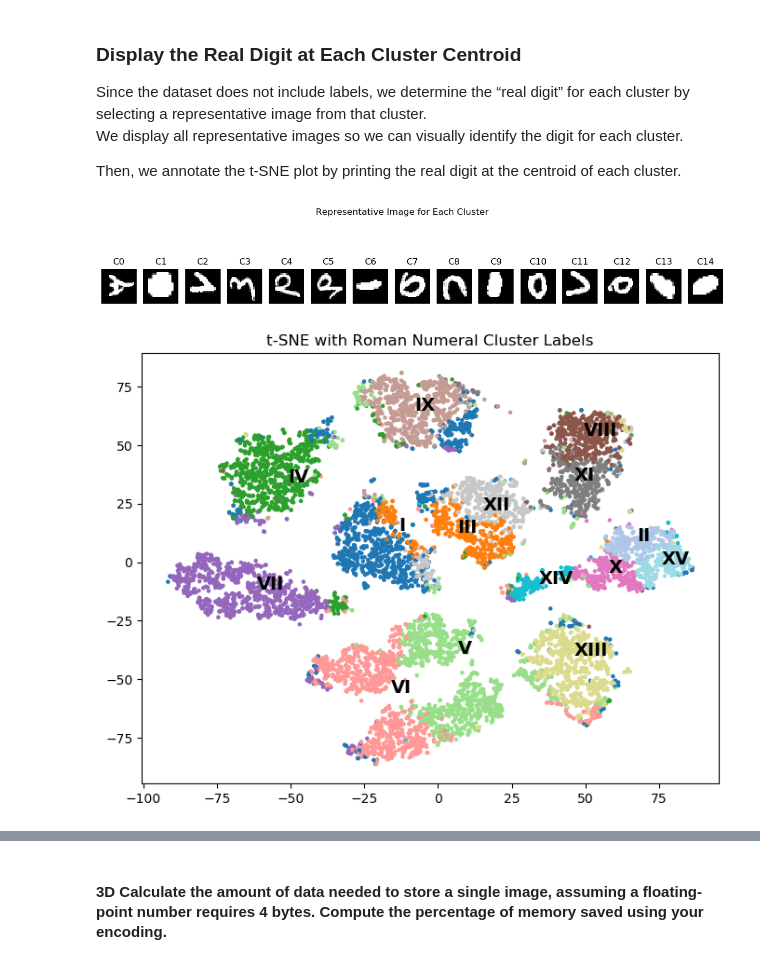
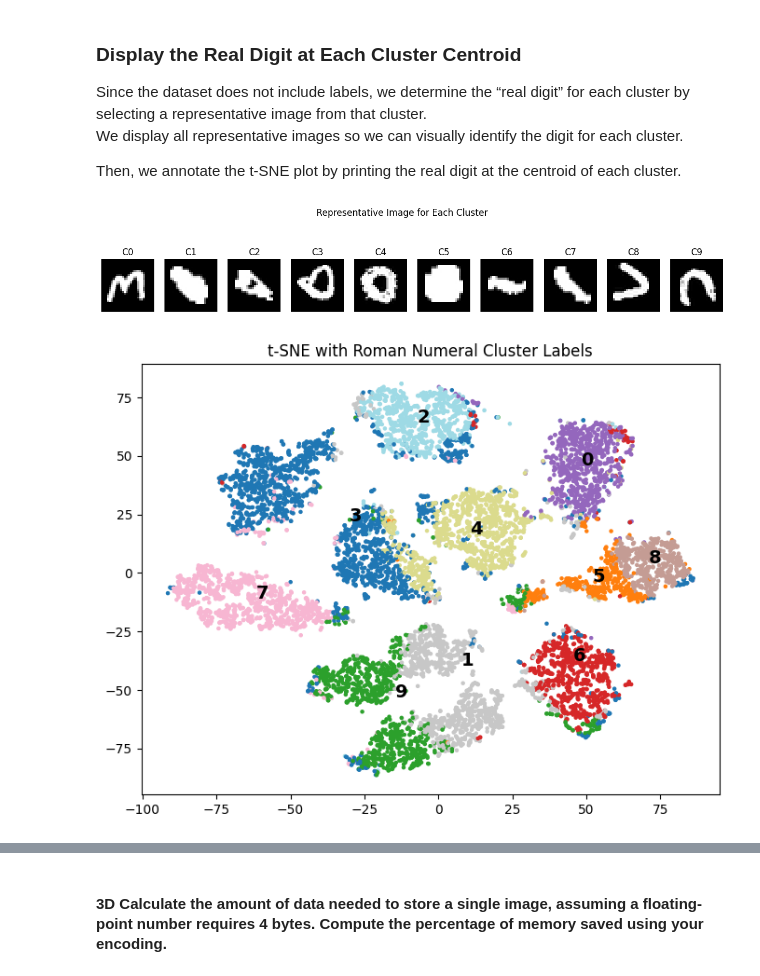
Before and after one commit to Oluwafemi0612/Unsupervised_Machine_Learning_Assignment, a Jupyter notebook: Asg6_Group7_FemiAjayi_OlaitanFaniran.ipynb, the cells around one changed output, grey strips where cells are left out. Drawn from its saved outputs; the diff is of its cells as text; code cells hidden in the pictures.

```diff
--- a/Asg6_Group7_FemiAjayi_OlaitanFaniran.ipynb
+++ b/Asg6_Group7_FemiAjayi_OlaitanFaniran.ipynb
@@ -186,7 +186,7 @@ for perplexity, n_iter, metric in tsne_metrics:
 #### **Provide a scatter plot using the t-SNE components as coordinates, coloring the points according to cluster membership**
 # %%
 
-best_model = KMeans(n_clusters=15, random_state=42)
+best_model = KMeans(n_clusters=10, random_state=42)
 best_labels = best_model.fit_predict(X_pca)
 
 plt.figure(figsize=(16, 16))
@@ -214,7 +214,7 @@ images = data_norm.reshape(-1, 28, 28)
 
 representatives = {}
 
-for cluster_id in range(15):
+for cluster_id in range(10):
     mask = best_labels == cluster_id
     cluster_imgs = images[mask]
 
@@ -226,27 +226,26 @@ for cluster_id in range(15):
 # %%
 # Show representative images of each cluster
 plt.figure(figsize=(15, 3))
 
-for i in range(15):
-    plt.subplot(1, 15, i+1)
+for i in range(10):
+    plt.subplot(1, 10, i+1)
     plt.imshow(representatives[i], cmap="gray")
     plt.title(f"C{i}")
     plt.axis("off")
 
 plt.suptitle("Representative Image for Each Cluster")
 plt.show()
 # %% [output]
-[figure, old version]
+[figure, new version]
 # %%
-roman = ["I","II","III","IV","V","VI","VII","VIII","IX","X",
-         "XI","XII","XIII","XIV","XV"]
+roman = ["3","5","9","6","0","8","7","1","4","2"]
 
 embedding = tsne_results["perp30_iter1000_cosine"]  # choose best run later
 
 plt.figure(figsize=(8,6))
 plt.scatter(embedding[:,0], embedding[:,1], c=best_labels, cmap='tab20', s=5)
 
-for cluster_id in range(15):
+for cluster_id in range(10):
     mask = best_labels == cluster_id
     cx = embedding[mask, 0].mean()
     cy = embedding[mask, 1].mean()
@@ -255,7 +254,7 @@ for cluster_id in range(15):
 plt.title("t-SNE with Roman Numeral Cluster Labels")
 plt.show()
 # %% [output]
-[figure, old version]
+[figure, new version]
 # %%
 import numpy as np
 import matplotlib.pyplot as plt
```
Also changed, not shown: parts of 3 cells of this notebook.
